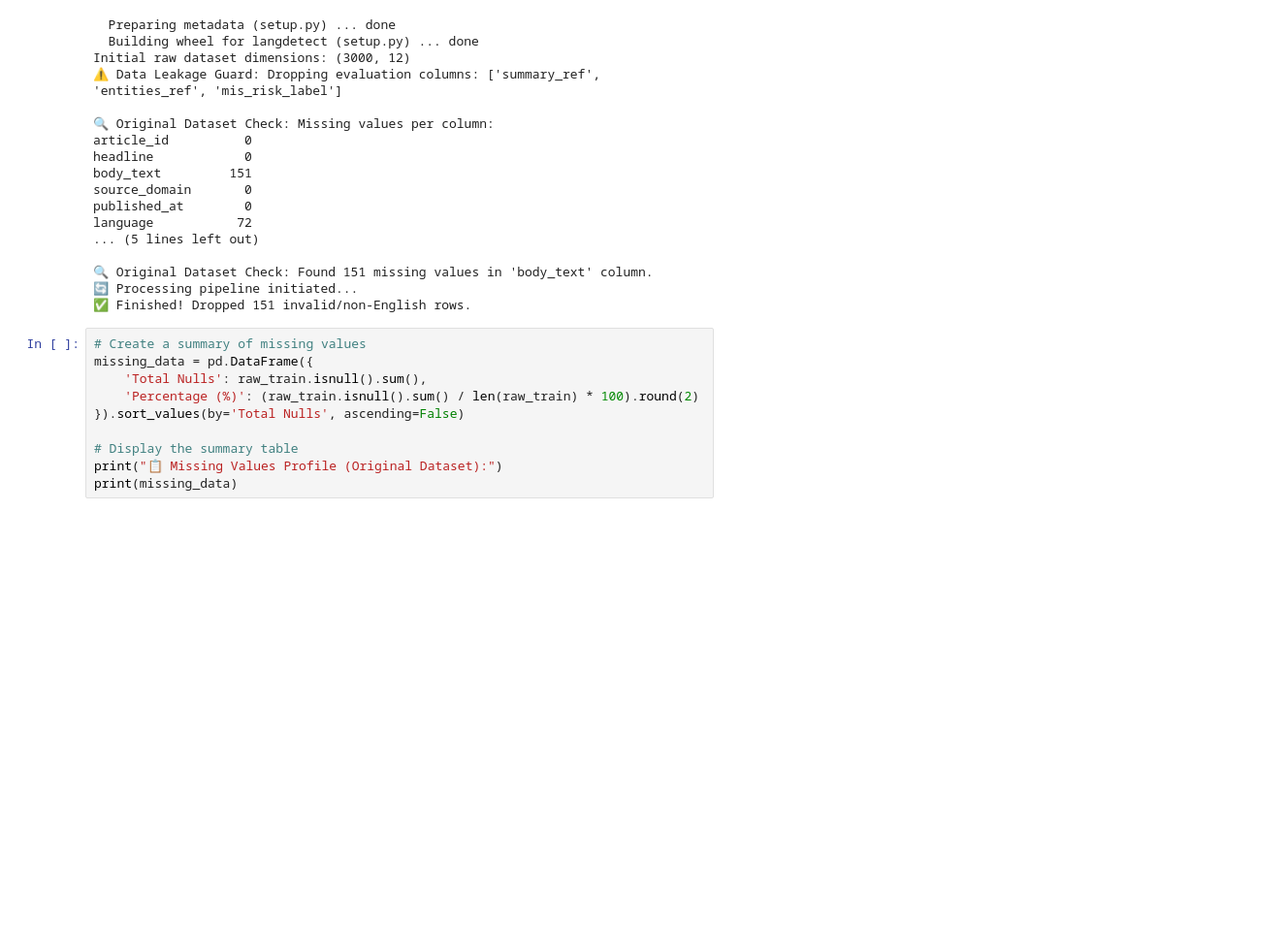
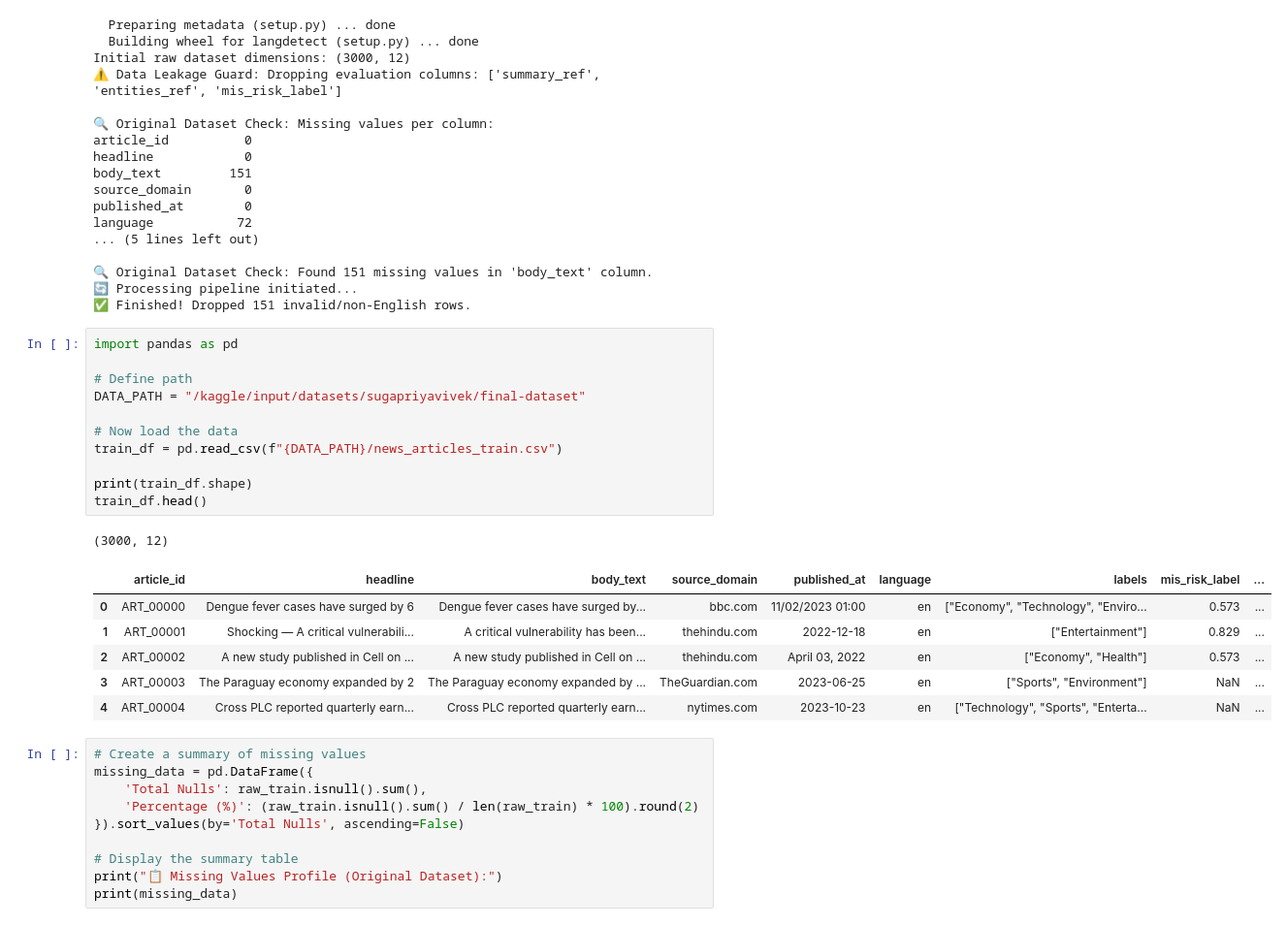
Before and after one commit to sugapriyarajakumaran-coder/News-Article-Classification, a Jupyter notebook: news_article_classification.ipynb, the cells around one changed output. Shown at 97% size. Drawn from its saved outputs; the diff is of its cells as text; blank space fills up the shorter version.

Commit message:
Kaggle Notebook | News Article Classification | Version 3

```diff
--- a/news_article_classification.ipynb
+++ b/news_article_classification.ipynb
@@ -136,6 +136,25 @@ language           72
 🔍 Original Dataset Check: Found 151 missing values in 'body_text' column.
 🔄 Processing pipeline initiated...
 ✅ Finished! Dropped 151 invalid/non-English rows.
+# %%
+import pandas as pd
+
+# Define path
+DATA_PATH = "/kaggle/input/datasets/sugapriyavivek/final-dataset"
+
+# Now load the data
+train_df = pd.read_csv(f"{DATA_PATH}/news_articles_train.csv")
+
+print(train_df.shape)
+train_df.head()
+# %% [output]
+(3000, 12)
+|  | article_id | headline | body_text | source_domain | published_at | language | labels | mis_risk_label | ... |
+| 0 | ART_00000 | Dengue fever cases have surged by 6 | Dengue fever cases have surged by... | bbc.com | 11/02/2023 01:00 | en | ["Economy", "Technology", "Enviro... | 0.573 | ... |
+| 1 | ART_00001 | Shocking — A critical vulnerabili... | A critical vulnerability has been... | thehindu.com | 2022-12-18 | en | ["Entertainment"] | 0.829 | ... |
+| 2 | ART_00002 | A new study published in Cell on ... | A new study published in Cell on ... | thehindu.com | April 03, 2022 | en | ["Economy", "Health"] | 0.573 | ... |
+| 3 | ART_00003 | The Paraguay economy expanded by 2 | The Paraguay economy expanded by ... | TheGuardian.com | 2023-06-25 | en | ["Sports", "Environment"] | NaN | ... |
+| 4 | ART_00004 | Cross PLC reported quarterly earn... | Cross PLC reported quarterly earn... | nytimes.com | 2023-10-23 | en | ["Technology", "Sports", "Enterta... | NaN | ... |
 # %%
 # Create a summary of missing values
 missing_data = pd.DataFrame({
```
Also changed, not shown: parts of 2 cells of this notebook.
